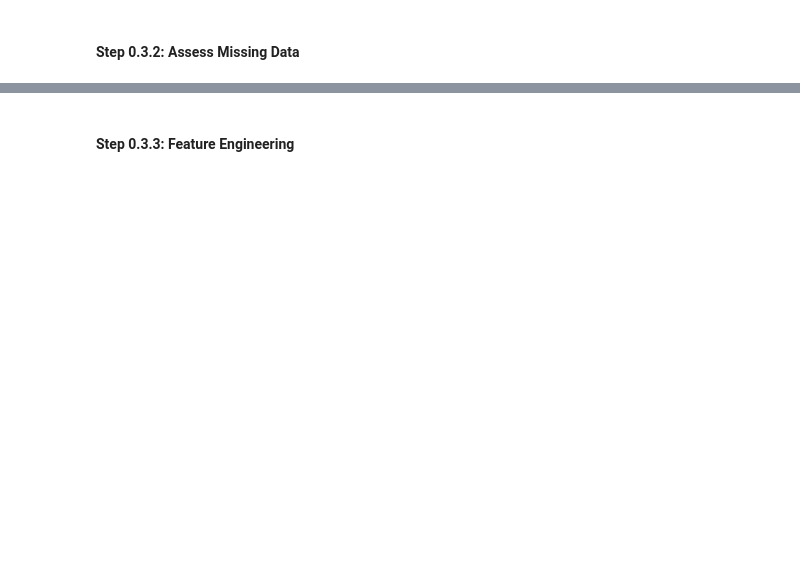
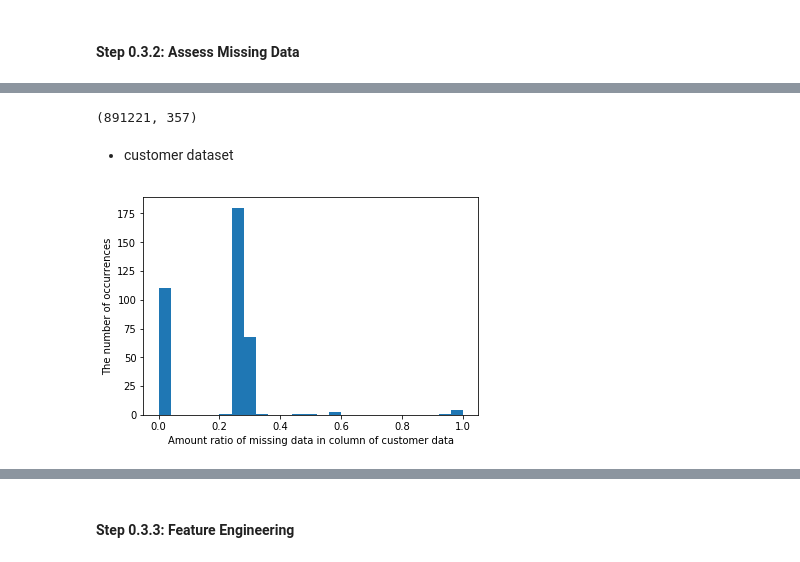
Before and after one commit to PaperStrange/Udacity_DataScientist, a Jupyter notebook: DS_term2_project-final/Arvato Project Workbook.ipynb, the cells around one changed output, grey strips where cells are left out. Cells and saved outputs as stored; diff of their text form; code cells hidden in the pictures; blank space fills up the shorter version.

```diff
--- a/DS_term2_project-final/Arvato Project Workbook.ipynb
+++ b/DS_term2_project-final/Arvato Project Workbook.ipynb
@@ -144,0 +410,17 @@ For the remaining features, are there any patterns in which columns have, or sha
+# %%
+azdias_OutlierColumnRemoved.shape
+# %% [output]
+(891221, 357)
+# %% [markdown]
+* customer dataset
+# %%
+customers_column_vacancy_asses = customers_noUnknown.isnull().mean()
+customers_feats, customers_column_vacancy = \
+    customers_column_vacancy_asses.index, customers_column_vacancy_asses.values
+# %%
+axes = customers_column_vacancy_asses.hist(bins=25, ax=None, grid=False)
+axes.set_xlabel("Amount ratio of missing data in column of customer data");
+axes.set_ylabel("The number of occurrences");
+plt.show();
+# %% [output]
+[figure, added]
```
Also changed, not shown: parts of 158 cells of this notebook.
